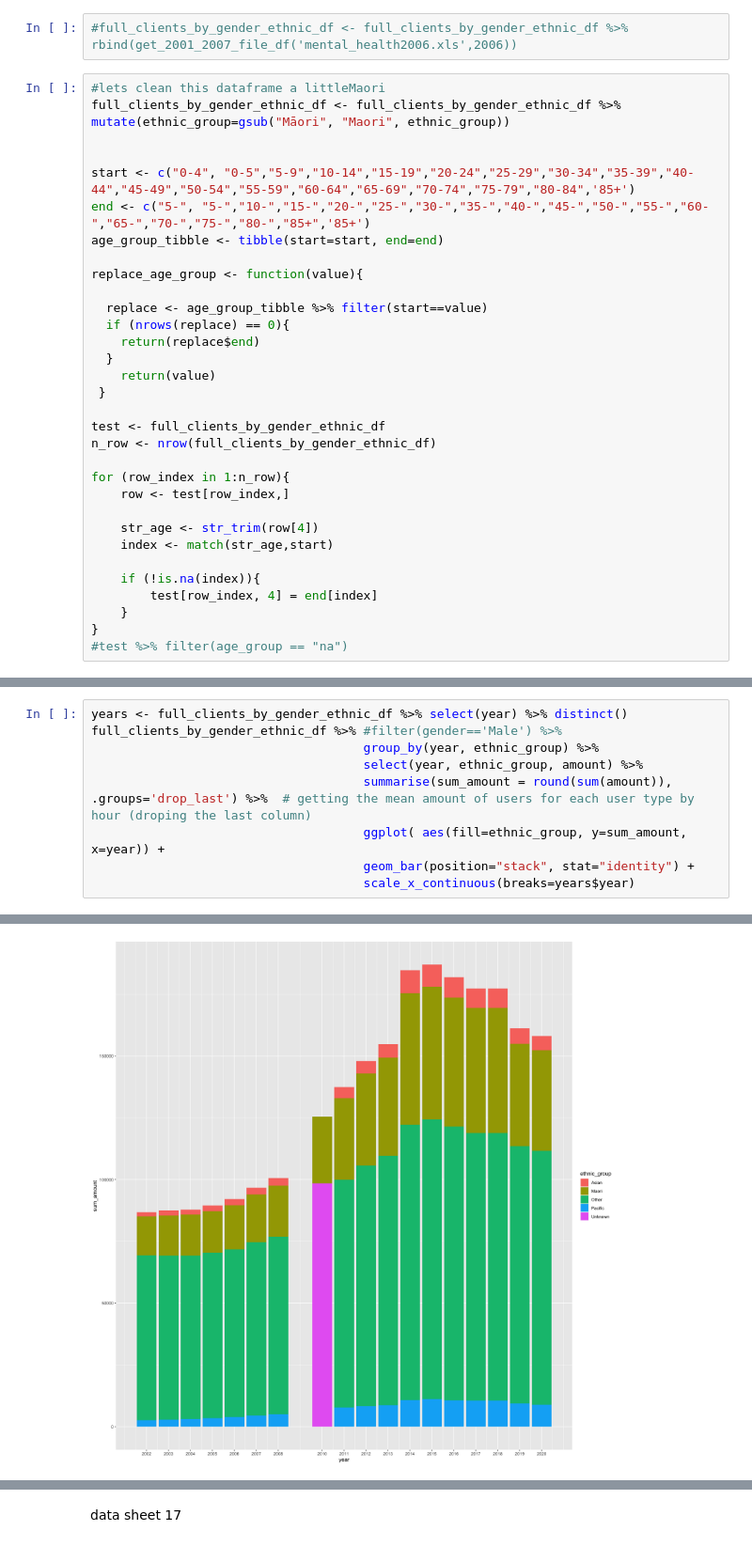
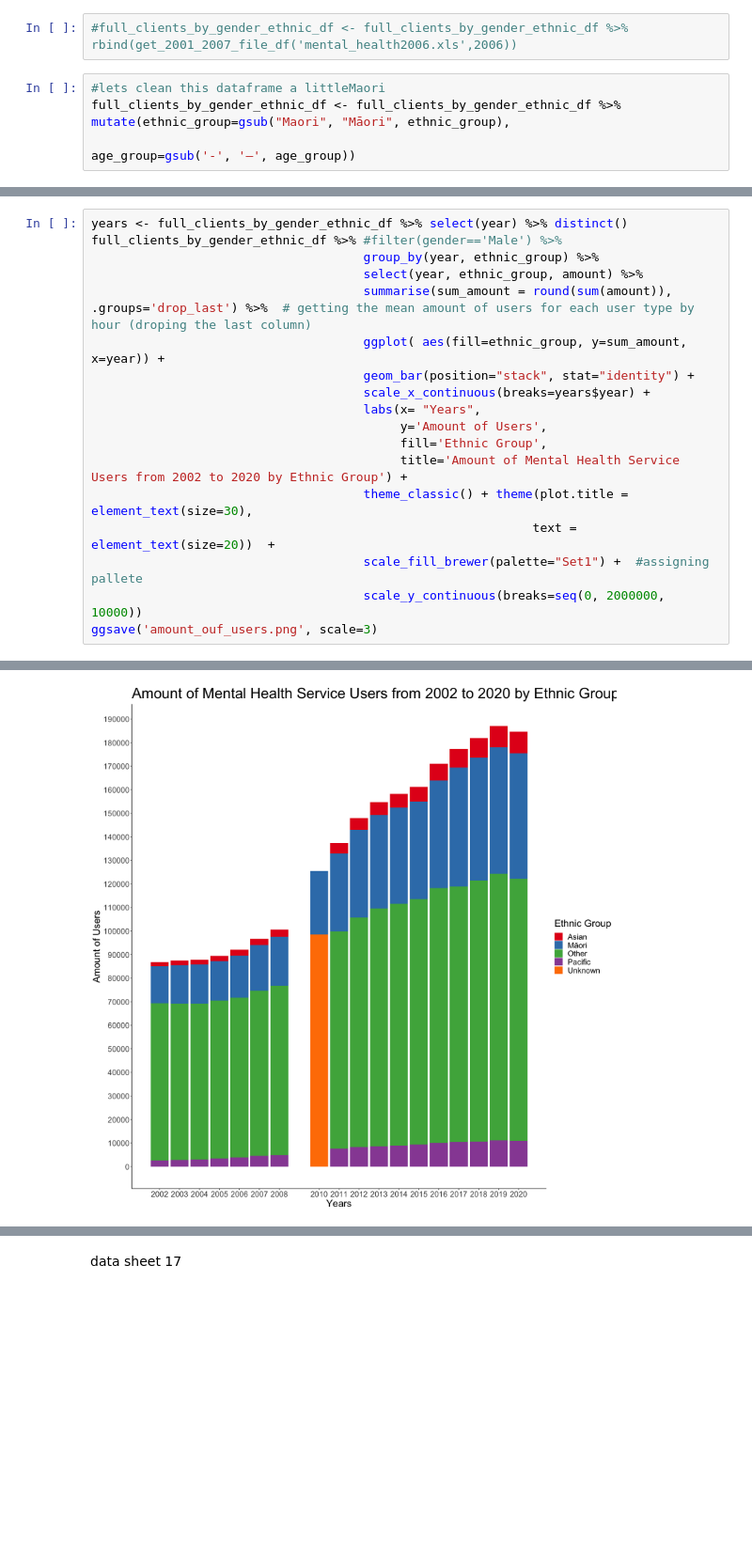
Before and after one commit to damiansastre/data201, a Jupyter notebook: project/project_damian.ipynb, the cells around one changed output, grey strips where cells are left out. Shown at 94% size. Drawn from its saved outputs; the diff is of its cells as text; blank space fills up the shorter version.

```diff
--- a/project/project_damian.ipynb
+++ b/project/project_damian.ipynb
@@ -310,33 +321,5 @@ New names:
 #full_clients_by_gender_ethnic_df <- full_clients_by_gender_ethnic_df %>% rbind(get_2001_2007_file_df('mental_health2006.xls',2006))
 # %%
 #lets clean this dataframe a littleMaori
-full_clients_by_gender_ethnic_df <- full_clients_by_gender_ethnic_df %>% mutate(ethnic_group=gsub("Māori", "Maori", ethnic_group))
-
-
-start <- c("0-4", "0-5","5-9","10-14","15-19","20-24","25-29","30-34","35-39","40-44","45-49","50-54","55-59","60-64","65-69","70-74","75-79","80-84",'85+')
-end <- c("5-", "5-","10-","15-","20-","25-","30-","35-","40-","45-","50-","55-","60-","65-","70-","75-","80-","85+",'85+')
-age_group_tibble <- tibble(start=start, end=end)
-
-replace_age_group <- function(value){
-
-  replace <- age_group_tibble %>% filter(start==value)
-  if (nrows(replace) == 0){
-    return(replace$end)
-  }
-    return(value)
- }
-
-test <- full_clients_by_gender_ethnic_df
-n_row <- nrow(full_clients_by_gender_ethnic_df)
-
-for (row_index in 1:n_row){
-    row <- test[row_index,]
-
-    str_age <- str_trim(row[4])
-    index <- match(str_age,start)
-
-    if (!is.na(index)){
-        test[row_index, 4] = end[index]
-    }
-}
-#test %>% filter(age_group == "na")
+full_clients_by_gender_ethnic_df <- full_clients_by_gender_ethnic_df %>% mutate(ethnic_group=gsub("Maori", "Māori", ethnic_group),
+                                                                                age_group=gsub('-', '–', age_group))
@@ -348,5 +351,14 @@ full_clients_by_gender_ethnic_df %>% #filter(gender=='Male') %>%
                                      summarise(sum_amount = round(sum(amount)), .groups='drop_last') %>%  # getting the mean amount of users for each user type by hour (droping the last column)
                                      ggplot( aes(fill=ethnic_group, y=sum_amount, x=year)) +
                                      geom_bar(position="stack", stat="identity") +
-                                     scale_x_continuous(breaks=years$year)
+                                     scale_x_continuous(breaks=years$year) +
+                                     labs(x= "Years",
+                                          y='Amount of Users',
+                                          fill='Ethnic Group',
+                                          title='Amount of Mental Health Service Users from 2002 to 2020 by Ethnic Group') +
+                                     theme_classic() + theme(plot.title = element_text(size=30),
+                                                            text = element_text(size=20))  +
+                                     scale_fill_brewer(palette="Set1") +  #assigning pallete
+                                     scale_y_continuous(breaks=seq(0, 2000000, 10000))
+ggsave('amount_ouf_users.png', scale=3)
 # %% [output]
@@ -353,4 +366,4 @@ full_clients_by_gender_ethnic_df %>% #filter(gender=='Male') %>%
-[figure, old version]
+[figure, new version]
 # %%
 full_clients_by_gender_ethnic_df %>% filter(gender=='Female') %>%
                                      group_by(year, ethnic_group) %>%
```
Also changed, not shown: parts of 21 cells of this notebook, 1 other file.
